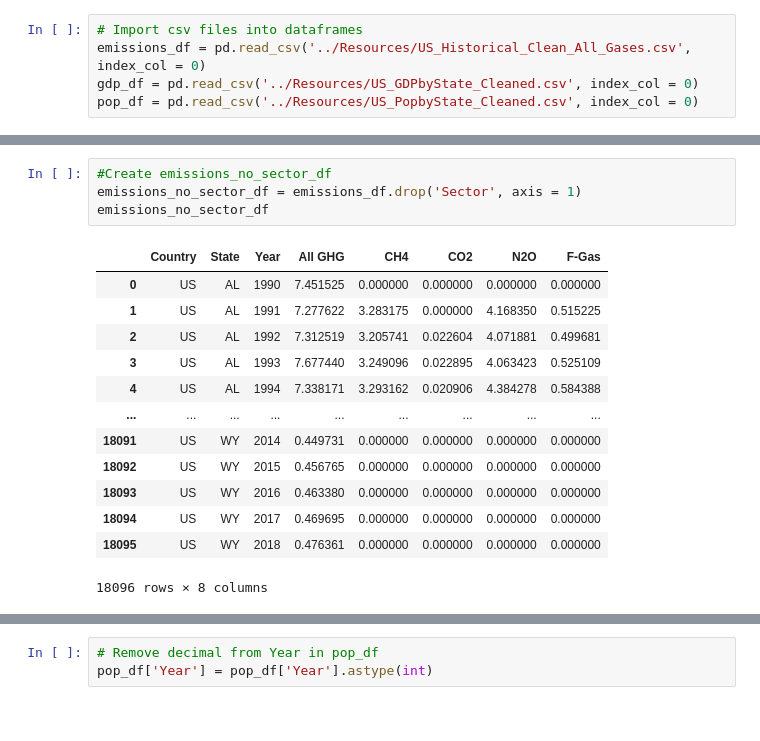
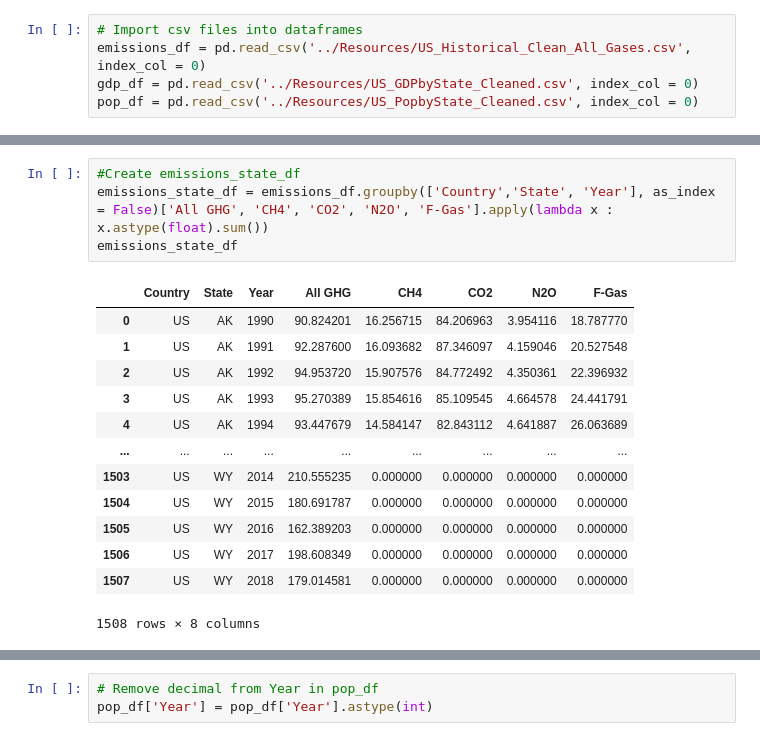
Before and after one commit to Michaelfr22/Final_Project, a Jupyter notebook: Database/databaseIntegration.ipynb, the cells around one changed output, grey strips where cells are left out. Drawn from its saved outputs; the diff is of its cells as text.

Commit message:
Created db, uploaded data, and created new tables through SQL joins

```diff
--- a/Database/databaseIntegration.ipynb
+++ b/Database/databaseIntegration.ipynb
@@ -14,18 +32,18 @@ pop_df = pd.read_csv('../Resources/US_PopbyState_Cleaned.csv', index_col = 0)
 # %%
-#Create emissions_no_sector_df
-emissions_no_sector_df = emissions_df.drop('Sector', axis = 1)
-emissions_no_sector_df
+#Create emissions_state_df
+emissions_state_df = emissions_df.groupby(['Country','State', 'Year'], as_index = False)['All GHG', 'CH4', 'CO2', 'N2O', 'F-Gas'].apply(lambda x : x.astype(float).sum())
+emissions_state_df
 # %% [output]
 |  | Country | State | Year | All GHG | CH4 | CO2 | N2O | F-Gas |
-| 0 | US | AL | 1990 | 7.451525 | 0.000000 | 0.000000 | 0.000000 | 0.000000 |
-| 1 | US | AL | 1991 | 7.277622 | 3.283175 | 0.000000 | 4.168350 | 0.515225 |
-| 2 | US | AL | 1992 | 7.312519 | 3.205741 | 0.022604 | 4.071881 | 0.499681 |
-| 3 | US | AL | 1993 | 7.677440 | 3.249096 | 0.022895 | 4.063423 | 0.525109 |
-| 4 | US | AL | 1994 | 7.338171 | 3.293162 | 0.020906 | 4.384278 | 0.584388 |
+| 0 | US | AK | 1990 | 90.824201 | 16.256715 | 84.206963 | 3.954116 | 18.787770 |
+| 1 | US | AK | 1991 | 92.287600 | 16.093682 | 87.346097 | 4.159046 | 20.527548 |
+| 2 | US | AK | 1992 | 94.953720 | 15.907576 | 84.772492 | 4.350361 | 22.396932 |
+| 3 | US | AK | 1993 | 95.270389 | 15.854616 | 85.109545 | 4.664578 | 24.441791 |
+| 4 | US | AK | 1994 | 93.447679 | 14.584147 | 82.843112 | 4.641887 | 26.063689 |
 | ... | ... | ... | ... | ... | ... | ... | ... | ... |
-| 18091 | US | WY | 2014 | 0.449731 | 0.000000 | 0.000000 | 0.000000 | 0.000000 |
-| 18092 | US | WY | 2015 | 0.456765 | 0.000000 | 0.000000 | 0.000000 | 0.000000 |
-| 18093 | US | WY | 2016 | 0.463380 | 0.000000 | 0.000000 | 0.000000 | 0.000000 |
-| 18094 | US | WY | 2017 | 0.469695 | 0.000000 | 0.000000 | 0.000000 | 0.000000 |
-| 18095 | US | WY | 2018 | 0.476361 | 0.000000 | 0.000000 | 0.000000 | 0.000000 |
+| 1503 | US | WY | 2014 | 210.555235 | 0.000000 | 0.000000 | 0.000000 | 0.000000 |
+| 1504 | US | WY | 2015 | 180.691787 | 0.000000 | 0.000000 | 0.000000 | 0.000000 |
+| 1505 | US | WY | 2016 | 162.389203 | 0.000000 | 0.000000 | 0.000000 | 0.000000 |
+| 1506 | US | WY | 2017 | 198.608349 | 0.000000 | 0.000000 | 0.000000 | 0.000000 |
+| 1507 | US | WY | 2018 | 179.014581 | 0.000000 | 0.000000 | 0.000000 | 0.000000 |
-18096 rows × 8 columns
+1508 rows × 8 columns
```
Also changed, not shown: parts of 16 cells of this notebook, 5 other files.
